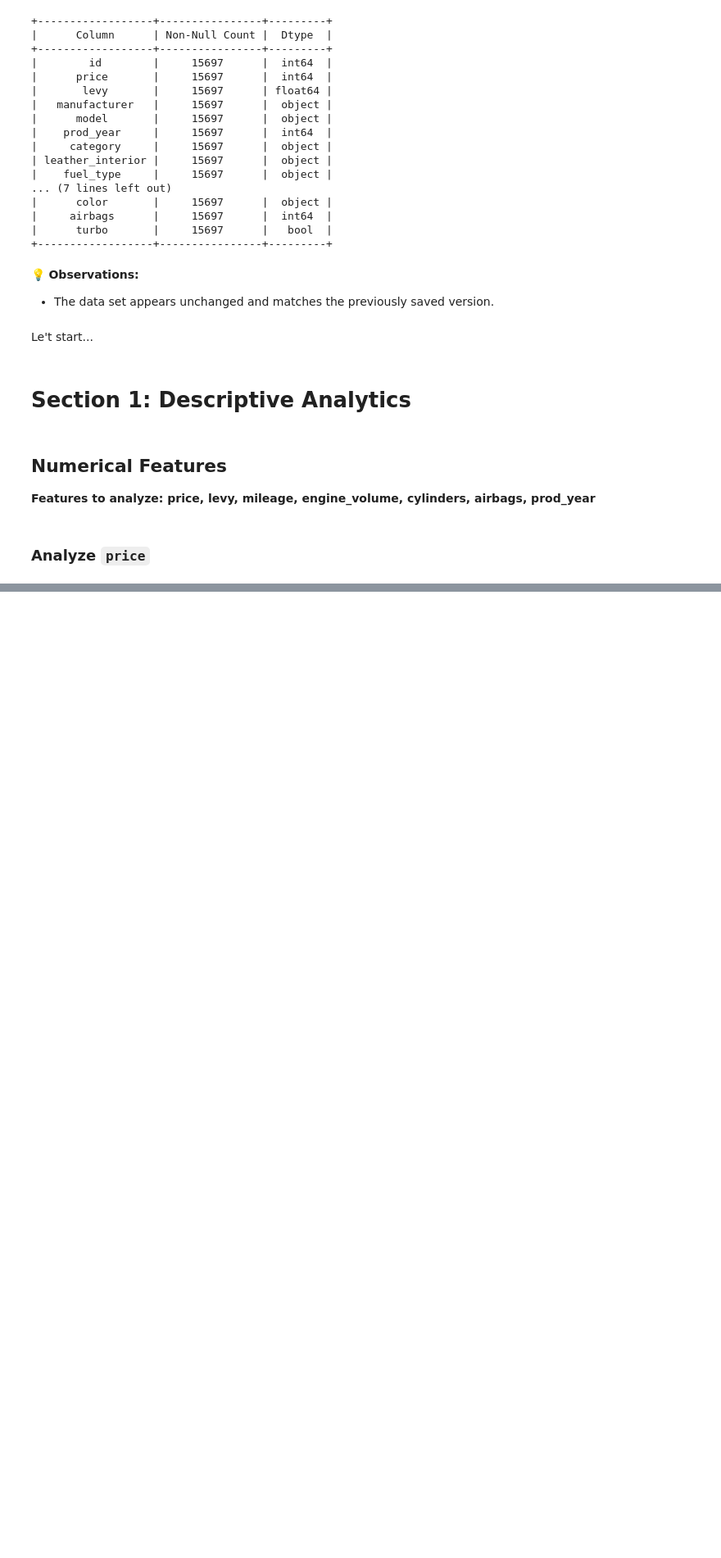
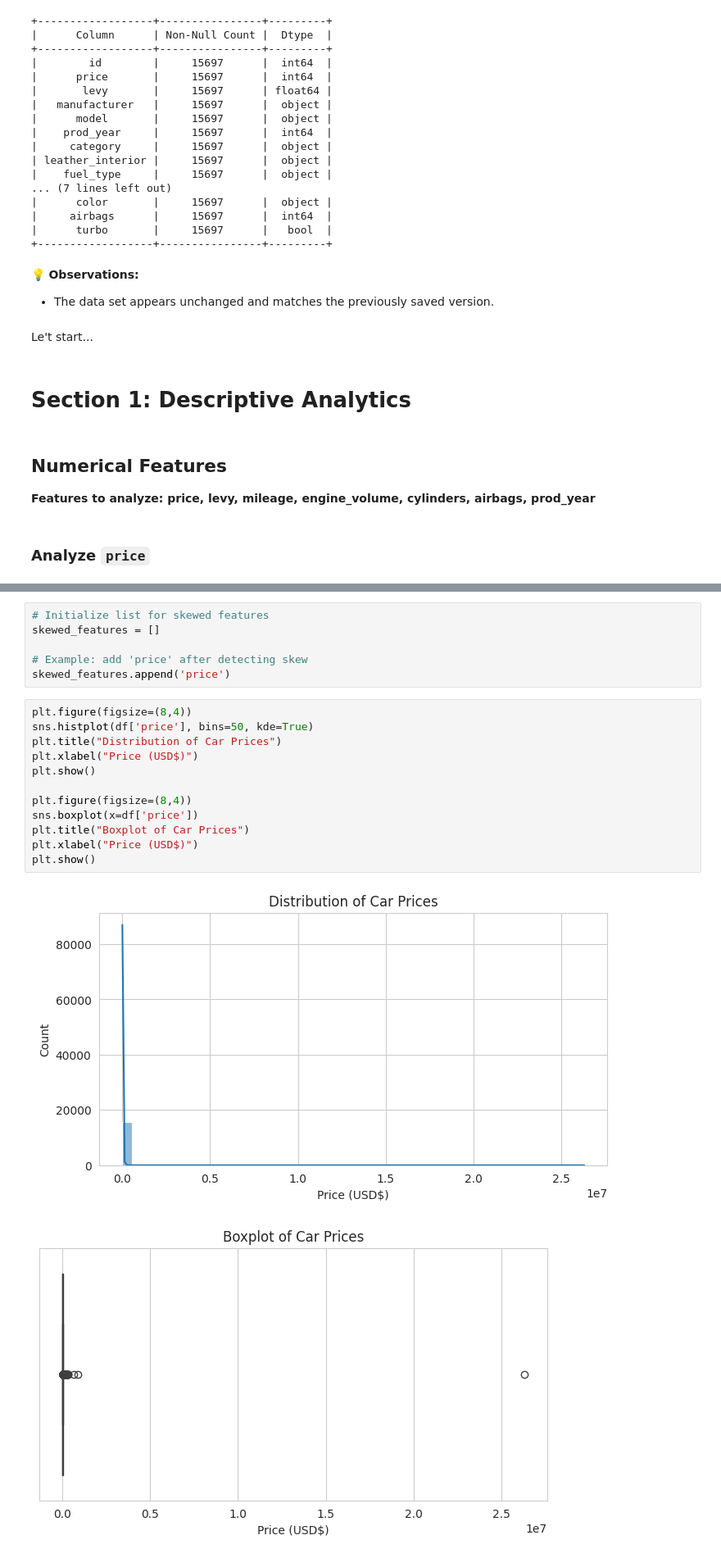
Before and after one commit to Mithula-cbw/Car-Price-Prediction, a Jupyter notebook: notebooks/Group_11_02_Preprocessing_and_Feature_Engineering.ipynb, the cells around one changed output, grey strips where cells are left out. Shown at 82% size. Saved outputs shown, nothing was run; the diff lists cells and outputs as text; blank space fills up the shorter version.

Commit message:
explore price and levy columns

```diff
--- a/notebooks/Group_11_02_Preprocessing_and_Feature_Engineering.ipynb
+++ b/notebooks/Group_11_02_Preprocessing_and_Feature_Engineering.ipynb
@@ -287,0 +190,21 @@ Price outliers: 951
+# %%
+# Initialize list for skewed features
+skewed_features = []
+
+# Example: add 'price' after detecting skew
+skewed_features.append('price')
+# %%
+plt.figure(figsize=(8,4))
+sns.histplot(df['price'], bins=50, kde=True)
+plt.title("Distribution of Car Prices")
+plt.xlabel("Price (USD$)")
+plt.show()
+
+plt.figure(figsize=(8,4))
+sns.boxplot(x=df['price'])
+plt.title("Boxplot of Car Prices")
+plt.xlabel("Price (USD$)")
+plt.show()
+# %% [output]
+[figure, added]
+[figure, added]
```
Also changed, not shown: parts of 26 cells of this notebook, 1 other file.
